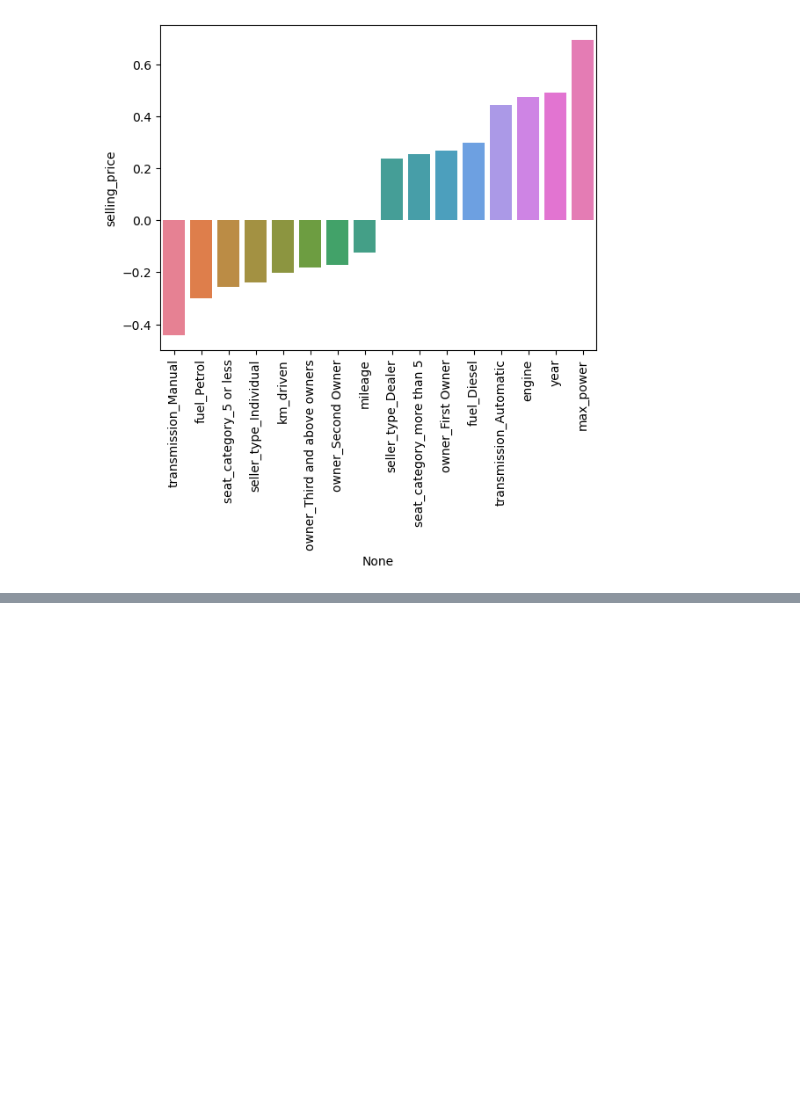
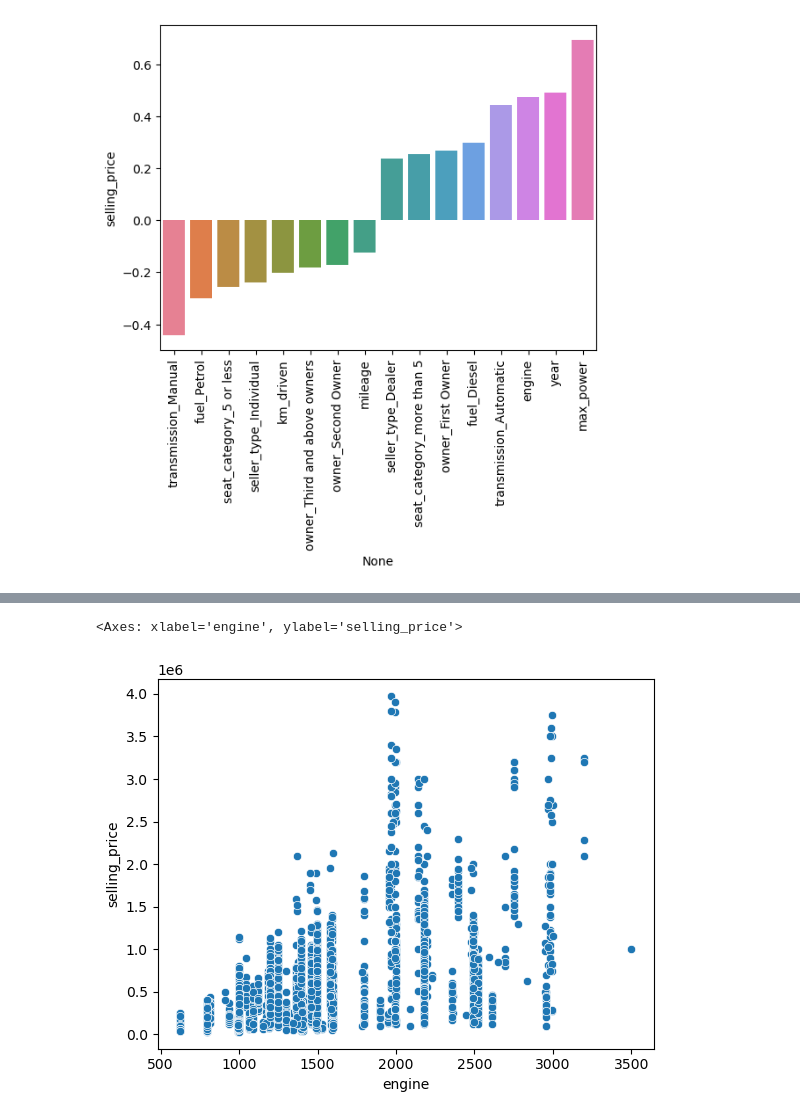
Before and after one commit to parabamoghv/Erdos-AU2024-CarSalesPricePrediction, a Jupyter notebook: notebooks/Car_sales_price_prediction.ipynb, the cells around one changed output, grey strips where cells are left out. Saved outputs shown, nothing was run; the diff lists cells and outputs as text; code cells hidden in the pictures; blank space fills up the shorter version.

```diff
--- a/notebooks/Car_sales_price_prediction.ipynb
+++ b/notebooks/Car_sales_price_prediction.ipynb
@@ -590,0 +660,5 @@ plt.xticks(rotation=90)
+# %%
+sns.scatterplot(data=df,y="selling_price",x="engine")
+# %% [output]
+<Axes: xlabel='engine', ylabel='selling_price'>
+[figure, added]
```
Also changed, not shown: parts of 33 cells of this notebook, 1 other file.
